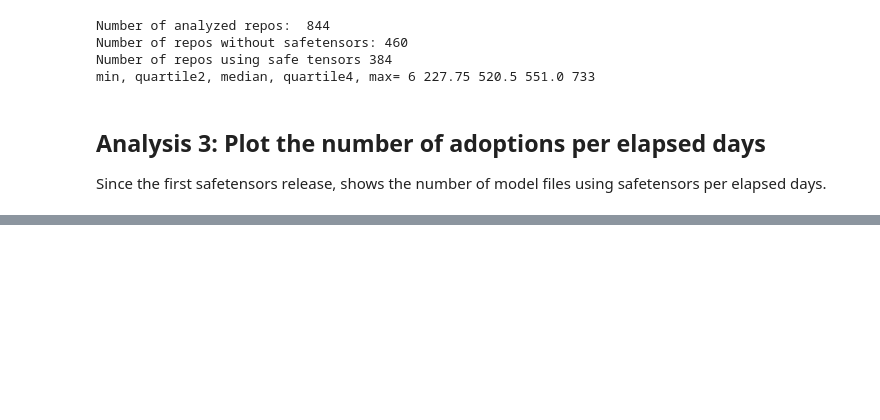
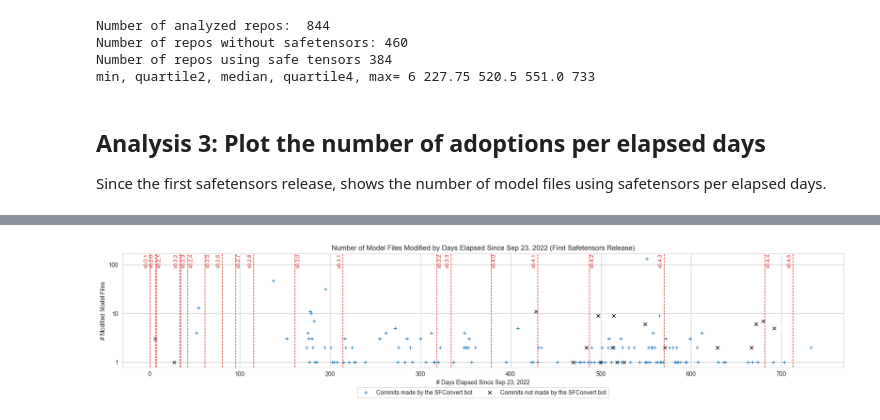
Before and after one commit to s2e-lab/model-evolution, a Jupyter notebook: scripts/notebooks/rq1_analysis.ipynb, the cells around one changed output, grey strips where cells are left out. Cells and saved outputs as stored; diff of their text form; code cells hidden in the pictures; blank space fills up the shorter version.

```diff
--- a/scripts/notebooks/rq1_analysis.ipynb
+++ b/scripts/notebooks/rq1_analysis.ipynb
@@ -300,0 +88,48 @@ plt.show()
+# %%
+from pathlib import Path
+import matplotlib.pyplot as plt
+from nb_utils import get_safetensors_releases, SAFETENSORS_RELEASE_DATE
+
+# Group by elapsed days to count files modified on each date
+all_commits = df_safetensors['elapsed_days'].value_counts().sort_index()
+commits_not_by_bot = df_safetensors_not_by_bot['elapsed_days'].value_counts().sort_index()
+commits_by_bot = df_safetensors_by_bot['elapsed_days'].value_counts().sort_index()
+
+# Plotting
+plt.figure(figsize=(18,4))
+# plt.plot(commits_by_bot.index, commits_by_bot.values, marker='x', linestyle='-', label="Commits made by SFConvert bot")
+# plt.plot(commits_not_by_bot.index, commits_not_by_bot.values, marker='x', linestyle='-',color='black',  label="Commits not made by SFConvert bot")
+plt.plot(commits_by_bot.index, commits_by_bot.values, marker='+', linestyle='None', label="Commits made by SFConvert bot")
+plt.plot(commits_not_by_bot.index, commits_not_by_bot.values, marker='x', linestyle='None', color='black', label="Commits not made by SFConvert bot")
+
+plt.xlabel("# Days Elapsed Since Sep 23, 2022")
+plt.ylabel("# Modified Model Files")
+plt.title("Number of Model Files Modified by Days Elapsed Since Sep 23, 2022 (First Safetensors Release)")
+plt.yscale('log')
+plt.yticks([1, 10, 100], ['1', '10', '100'])  # Manually set y-ticks and labels
+plt.grid(True)
+
+
+
+df_releases  = get_safetensors_releases()
+
+#  add vertical lines for each release date with labels
+i = 0
+x_coordinates = [1, -6.5]
+for day, label in df_releases[['date', 'tag']].values:
+    i = (i + 1) % 2
+    diff = (day - SAFETENSORS_RELEASE_DATE).days
+    plt.axvline(x=diff,color='tab:red', linestyle='--', linewidth=1)
+    x_offset = 1.5 if label == 'v0.2.4' else  x_coordinates[i]
+    plt.text(diff + x_offset, plt.ylim()[1] * 0.99, label, color='tab:red', rotation=90, verticalalignment='top', fontdict={'size':9.0})
+    if label == 'v0.0.1': i = 2
+
+
+plt.legend(('Commits made by the SFConvert bot','Commits not made by the SFConvert bot'),loc='upper center', bbox_to_anchor=(0.5, -0.15), ncol=2)
+plt.tight_layout()
+# Save the plot as a PDF file
+plt.savefig(Path('../../results/RQ1CommitsDistribution.pdf'), format="pdf", bbox_inches="tight")
+
+plt.show()
+# %% [output]
+[figure, added]
```
Also changed, not shown: parts of 9 cells of this notebook, 10 other files.
